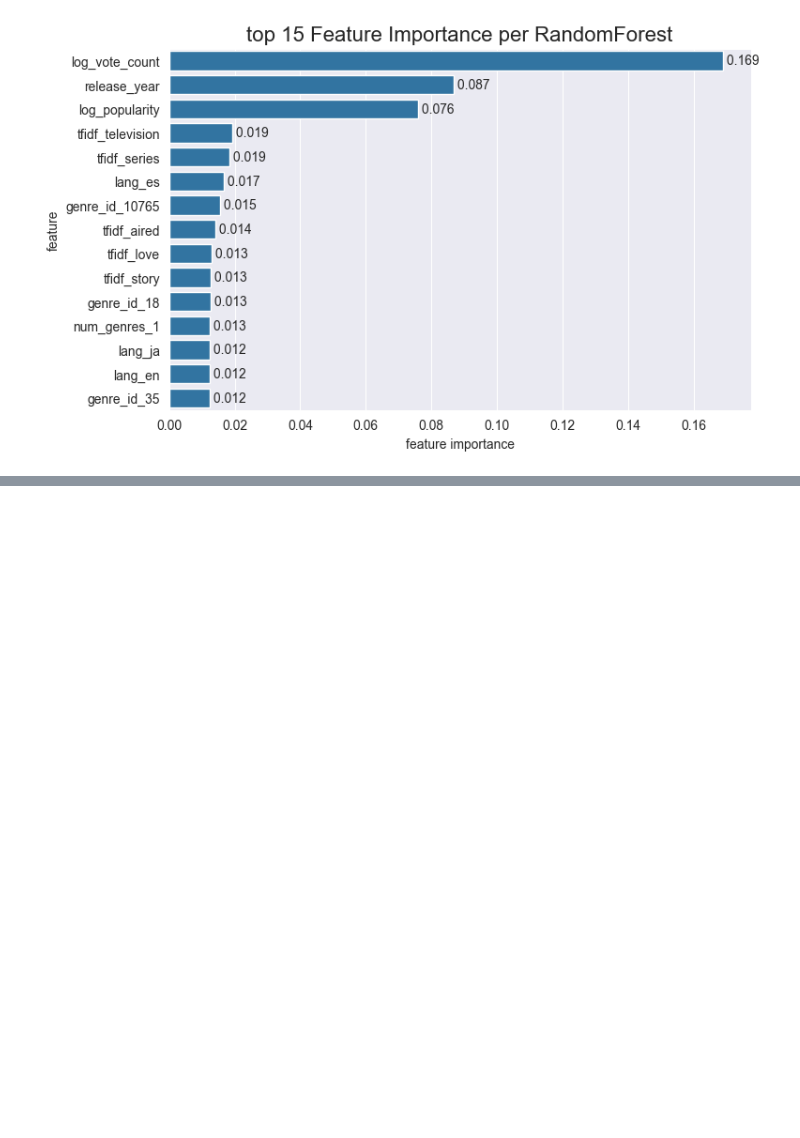
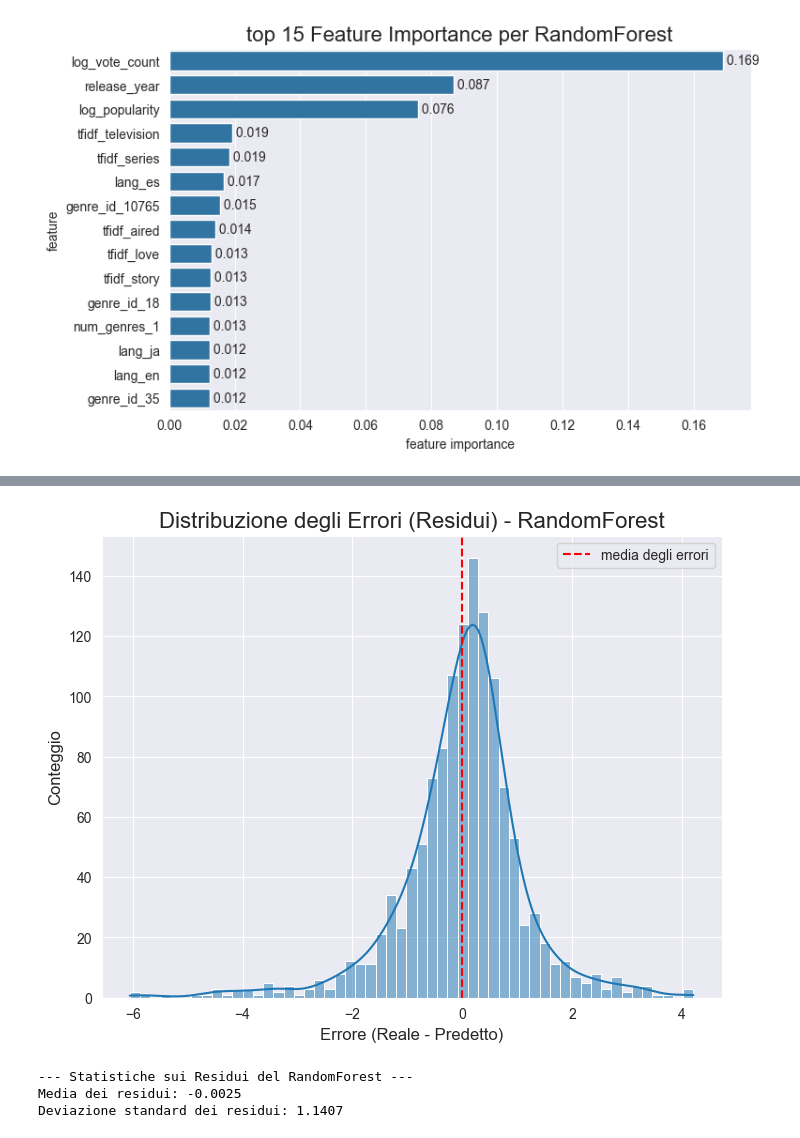
Before and after one commit to domenicodegioia/challenge_w, a Jupyter notebook: models.ipynb, the cells around one changed output, grey strips where cells are left out. Drawn from its saved outputs; the diff is of its cells as text; code cells hidden in the pictures; blank space fills up the shorter version.

```diff
--- a/models.ipynb
+++ b/models.ipynb
@@ -267,0 +303,22 @@ plt.show()
+# %%
+residui_rf = y_test - y_test_pred_rf
+
+plt.figure(figsize=(8, 6))
+sns.histplot(residui_rf, kde=True)
+plt.axvline(x=np.mean(residui_rf), color='red', linestyle='--', label='media degli errori')
+plt.title('Distribuzione degli Errori (Residui) - RandomForest', fontsize=16)
+plt.xlabel('Errore (Reale - Predetto)', fontsize=12)
+plt.ylabel('Conteggio', fontsize=12)
+plt.legend()
+plt.grid(True)
+plt.show()
+
+# (Opzionale) Possiamo anche stampare alcune statistiche sui residui
+print("--- Statistiche sui Residui del RandomForest ---")
+print(f"Media dei residui: {np.mean(residui_rf):.4f}")
+print(f"Deviazione standard dei residui: {np.std(residui_rf):.4f}")
+# %% [output]
+[figure, added]
+--- Statistiche sui Residui del RandomForest ---
+Media dei residui: -0.0025
+Deviazione standard dei residui: 1.1407
```
Also changed, not shown: parts of 11 cells of this notebook.
